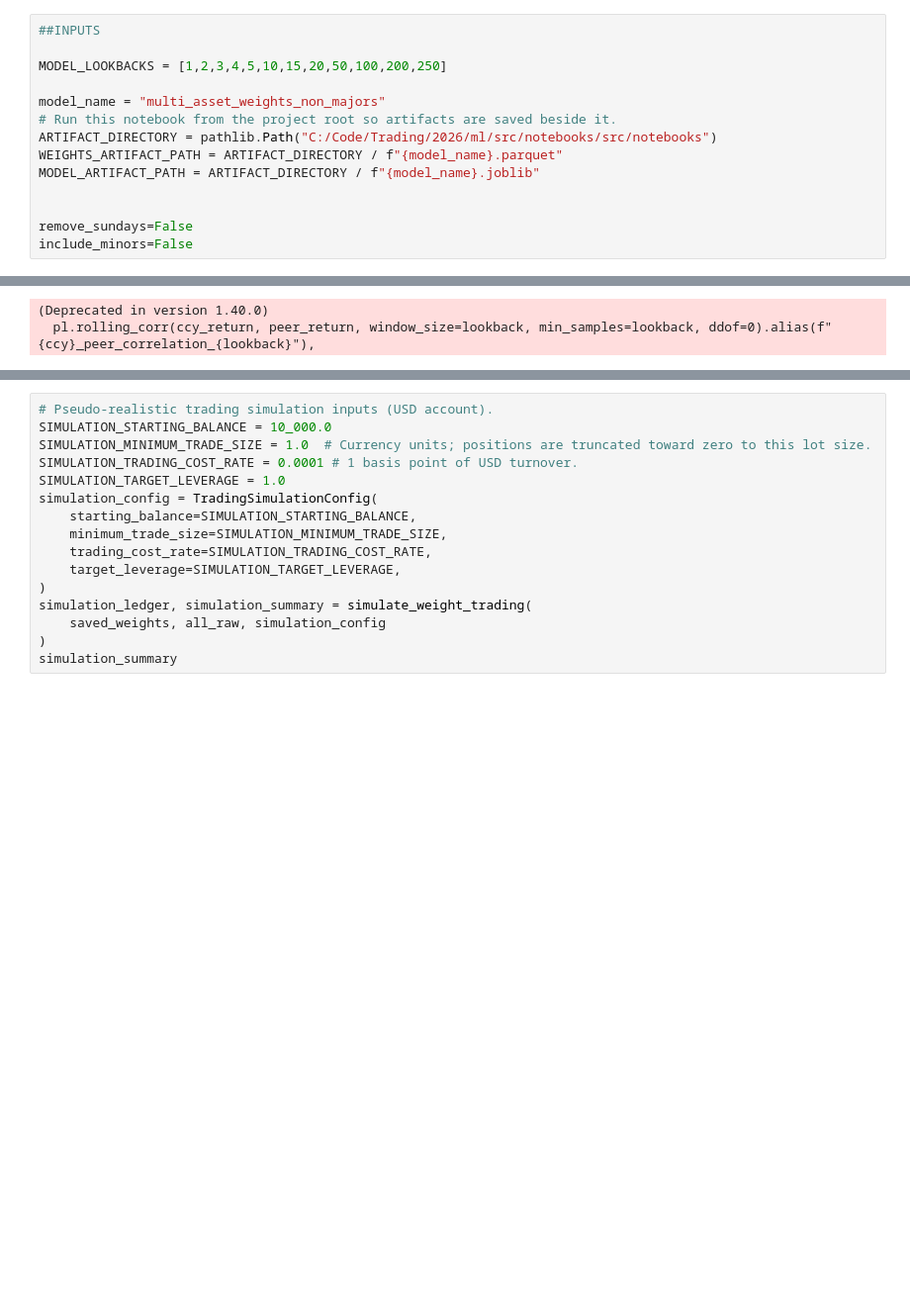
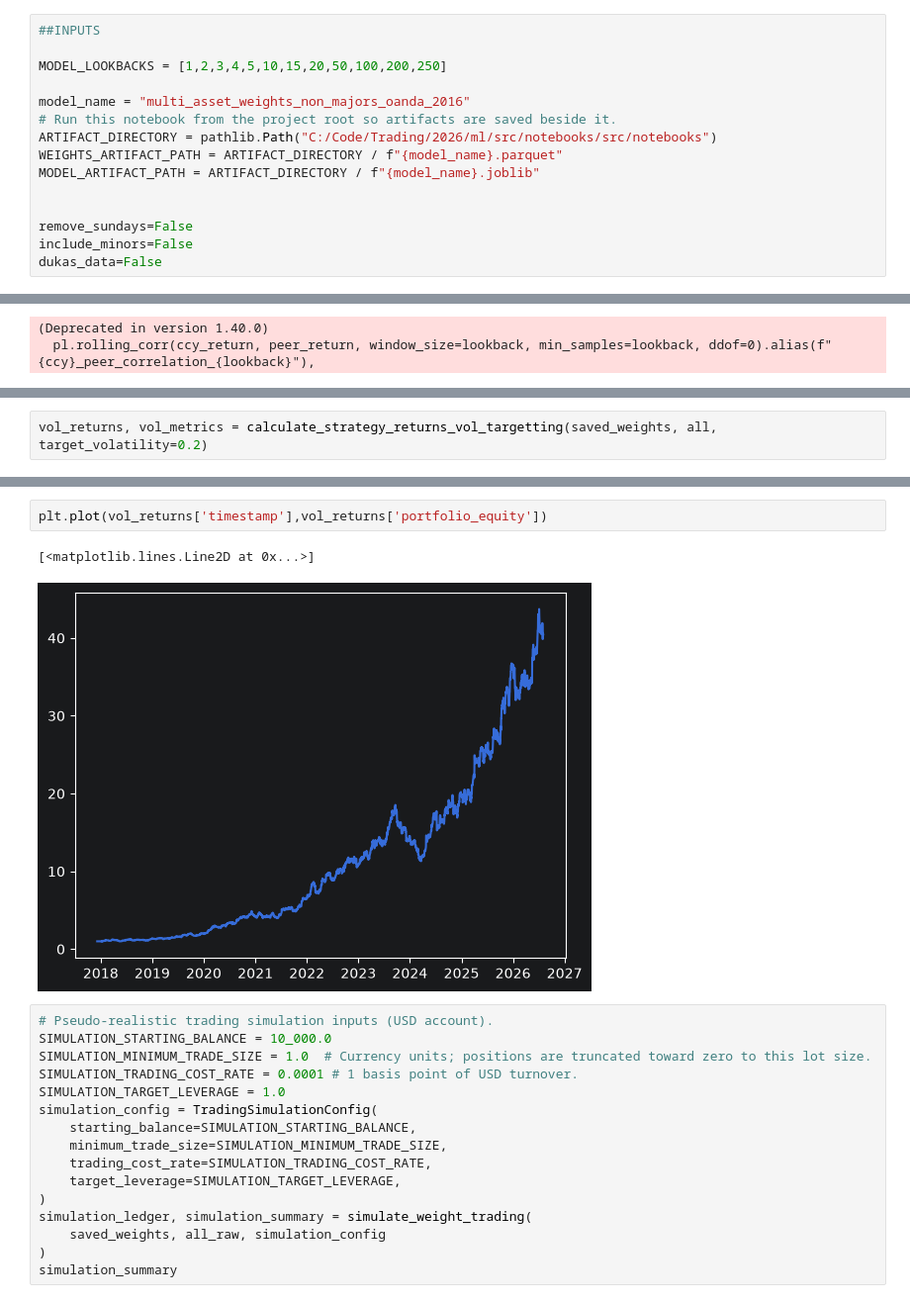
Before and after one commit to RobertHotchkiss/yet_another_machine_learning_repo, a Jupyter notebook: src/notebooks/multi_asset_trading.ipynb, the cells around one changed output, grey strips where cells are left out. Shown at 99% size. Drawn from its saved outputs; the diff is of its cells as text; blank space fills up the shorter version.

```diff
--- a/src/notebooks/multi_asset_trading.ipynb
+++ b/src/notebooks/multi_asset_trading.ipynb
@@ -21,7 +21,7 @@ from typing import Generator
 
 MODEL_LOOKBACKS = [1,2,3,4,5,10,15,20,50,100,200,250]
 
-model_name = "multi_asset_weights_non_majors"
+model_name = "multi_asset_weights_non_majors_oanda_2016"
 # Run this notebook from the project root so artifacts are saved beside it.
 ARTIFACT_DIRECTORY = pathlib.Path("C:/Code/Trading/2026/ml/src/notebooks/src/notebooks")
 WEIGHTS_ARTIFACT_PATH = ARTIFACT_DIRECTORY / f"{model_name}.parquet"
@@ -30,6 +30,7 @@ MODEL_ARTIFACT_PATH = ARTIFACT_DIRECTORY / f"{model_name}.joblib"
 
 remove_sundays=False
 include_minors=False
+dukas_data=False
 # %%
 ## CONSTANTS
 CCYS = ['jpy','chf','cad','aud','nzd','eur','gbp']
@@ -966,0 +1129,2 @@ Loaded 3259 saved weight rows and 7 currency models.
+# %%
+vol_returns, vol_metrics = calculate_strategy_returns_vol_targetting(saved_weights, all, target_volatility=0.2)
@@ -967,3 +1138,8 @@ Loaded 3259 saved weight rows and 7 currency models.
+# %%
+plt.plot(vol_returns['timestamp'],vol_returns['portfolio_equity'])
+# %% [output]
+[<matplotlib.lines.Line2D at 0x...>]
+[figure, added]
 # %%
 # Pseudo-realistic trading simulation inputs (USD account).
 SIMULATION_STARTING_BALANCE = 10_000.0
```
Also changed, not shown: parts of 9 cells of this notebook, 13 other files.
